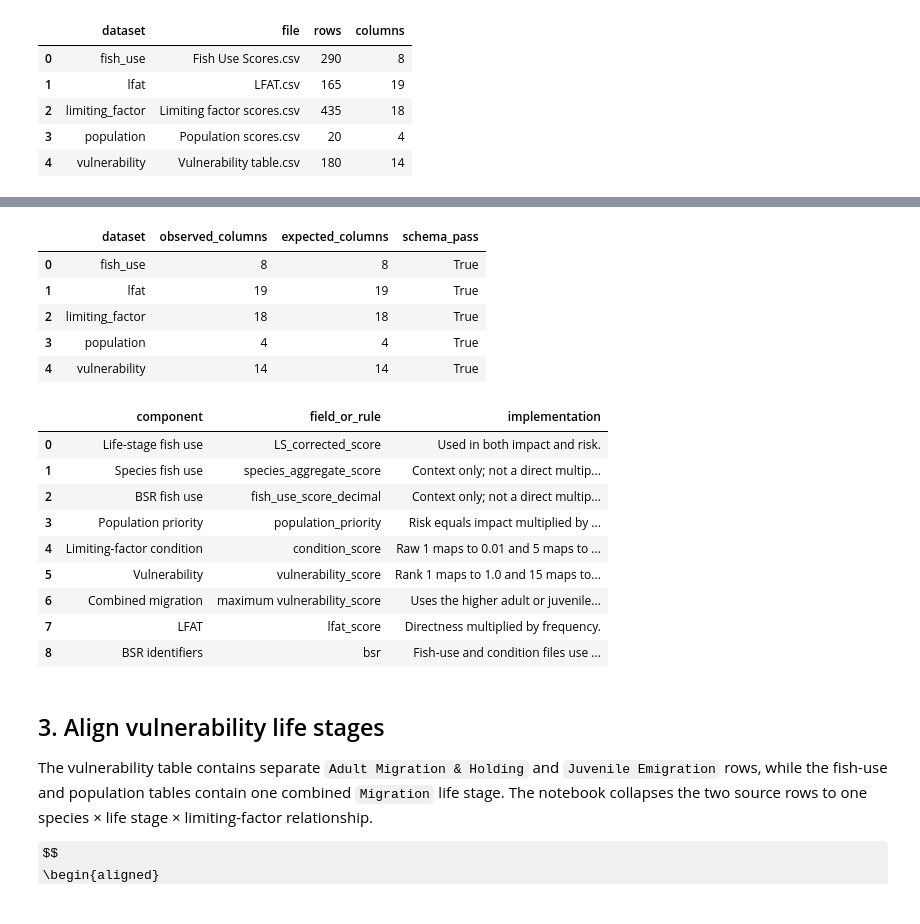
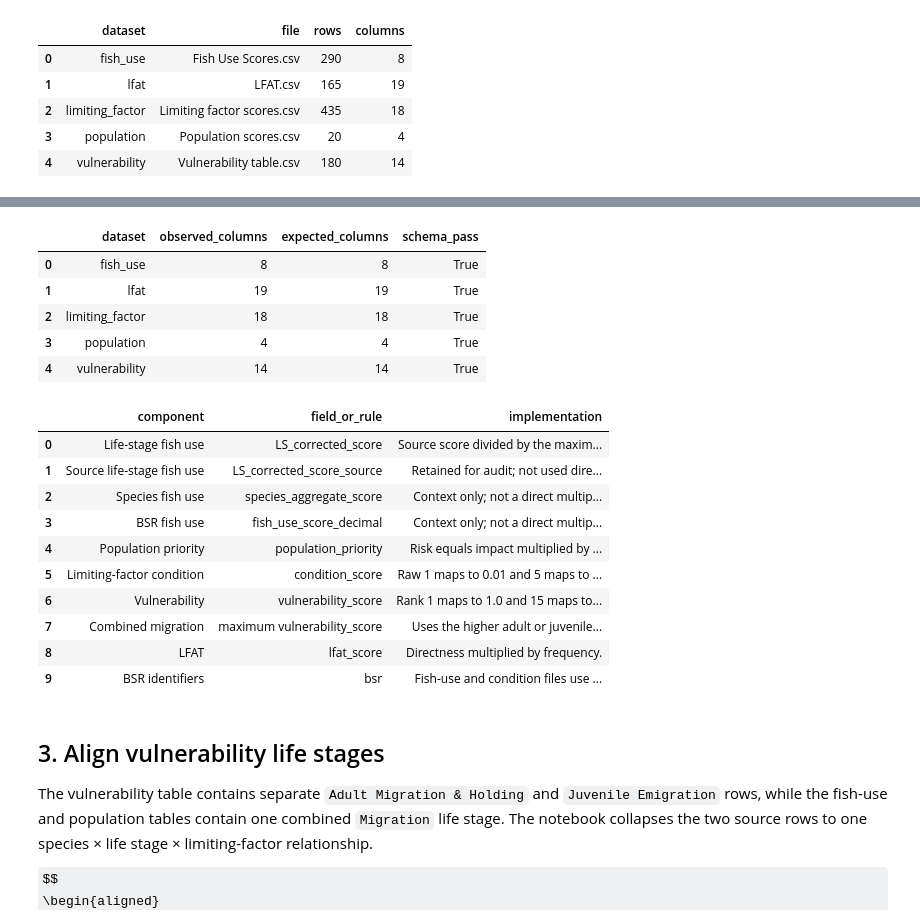
Before and after one commit to atdunwoody/atlas_lvl1-2_scoring_webapp, a Jupyter notebook: archive/atlas_integrated_scoring.ipynb, the cells around one changed output, grey strips where cells are left out. Cells and saved outputs as stored; diff of their text form; code cells hidden in the pictures; some formulas as TeX source.

```diff
--- a/archive/atlas_integrated_scoring.ipynb
+++ b/archive/atlas_integrated_scoring.ipynb
@@ -298,10 +306,30 @@ if not schema_qc["schema_pass"].all():
     }
     raise ValueError(f"One or more input schemas do not match: {details}")
 
-# Rename BSR fish use for stable output naming. It is retained for context only.
+# Preserve the source life-stage score and rename BSR fish use for stable
+# output naming. BSR fish use is retained for context only.
 fish_use = raw["fish_use"].rename(
-    columns={"fish_use_score_decimal": "fish_use_score"}
+    columns={
+        "LS_corrected_score": "LS_corrected_score_source",
+        "fish_use_score_decimal": "fish_use_score",
+    }
 ).copy()
+
+# Normalize life-stage fish use by the maximum value across the complete
+# input table. Dividing by the maximum preserves meaningful zeros and the
+# ratios among source scores while constraining the multiplier to 0 to 1.
+life_stage_fish_use_source_max = fish_use["LS_corrected_score_source"].max()
+if (
+    not np.isfinite(life_stage_fish_use_source_max)
+    or life_stage_fish_use_source_max <= 0
+):
+    raise ValueError(
+        "Life-stage fish-use scores must include at least one positive value."
+    )
+fish_use["LS_corrected_score"] = (
+    fish_use["LS_corrected_score_source"]
+    / life_stage_fish_use_source_max
+)
 
 # Copy population priorities so the imported table is not modified.
 population = raw["population"].copy()
@@ -332,43 +360,45 @@ vulnerability["vulnerability_score"] = (
 )
 
 # Copy the action crosswalk so derived calculations do not modify the import.
 lfat = raw["lfat"].copy()
 
 # Record the implemented definitions for the saved QC documentation.
 assumptions = pd.DataFrame(
     [
-        ["Life-stage fish use", "LS_corrected_score", "Used in both impact and risk."],
+        ["Life-stage fish use", "LS_corrected_score", "Source score divided by the maximum source score; ranges from 0 to 1."],
+        ["Source life-stage fish use", "LS_corrected_score_source", "Retained for audit; not used directly in impact or risk."],
         ["Species fish use", "species_aggregate_score", "Context only; not a direct multiplier."],
         ["BSR fish use", "fish_use_score_decimal", "Context only; not a direct multiplier."],
         ["Population priority", "population_priority", "Risk equals impact multiplied by priority."],
         ["Limiting-factor condition", "condition_score", "Raw 1 maps to 0.01 and 5 maps to 1.0."],
         ["Vulnerability", "vulnerability_score", "Rank 1 maps to 1.0 and 15 maps to 0.01."],
         ["Combined migration", "maximum vulnerability_score", "Uses the higher adult or juvenile value."],
         ["LFAT", "lfat_score", "Directness multiplied by frequency."],
         ["BSR identifiers", "bsr", "Fish-use and condition files use the same identifiers."],
     ],
     columns=["component", "field_or_rule", "implementation"],
 )
 
 display(schema_qc)
 display(assumptions)
 # %% [output]
 |  | dataset | observed_columns | expected_columns | schema_pass |
 | 0 | fish_use | 8 | 8 | True |
 | 1 | lfat | 19 | 19 | True |
 | 2 | limiting_factor | 18 | 18 | True |
 | 3 | population | 4 | 4 | True |
 | 4 | vulnerability | 14 | 14 | True |
 |  | component | field_or_rule | implementation |
-| 0 | Life-stage fish use | LS_corrected_score | Used in both impact and risk. |
-| 1 | Species fish use | species_aggregate_score | Context only; not a direct multip... |
-| 2 | BSR fish use | fish_use_score_decimal | Context only; not a direct multip... |
-| 3 | Population priority | population_priority | Risk equals impact multiplied by ... |
-| 4 | Limiting-factor condition | condition_score | Raw 1 maps to 0.01 and 5 maps to ... |
-| 5 | Vulnerability | vulnerability_score | Rank 1 maps to 1.0 and 15 maps to... |
-| 6 | Combined migration | maximum vulnerability_score | Uses the higher adult or juvenile... |
-| 7 | LFAT | lfat_score | Directness multiplied by frequency. |
-| 8 | BSR identifiers | bsr | Fish-use and condition files use ... |
+| 0 | Life-stage fish use | LS_corrected_score | Source score divided by the maxim... |
+| 1 | Source life-stage fish use | LS_corrected_score_source | Retained for audit; not used dire... |
+| 2 | Species fish use | species_aggregate_score | Context only; not a direct multip... |
+| 3 | BSR fish use | fish_use_score_decimal | Context only; not a direct multip... |
+| 4 | Population priority | population_priority | Risk equals impact multiplied by ... |
+| 5 | Limiting-factor condition | condition_score | Raw 1 maps to 0.01 and 5 maps to ... |
+| 6 | Vulnerability | vulnerability_score | Rank 1 maps to 1.0 and 15 maps to... |
+| 7 | Combined migration | maximum vulnerability_score | Uses the higher adult or juvenile... |
+| 8 | LFAT | lfat_score | Directness multiplied by frequency. |
+| 9 | BSR identifiers | bsr | Fish-use and condition files use ... |
 # %% [markdown]
 ## 3. Align vulnerability life stages
 
```
Also changed, not shown: parts of 14 cells of this notebook, 2 other files.
